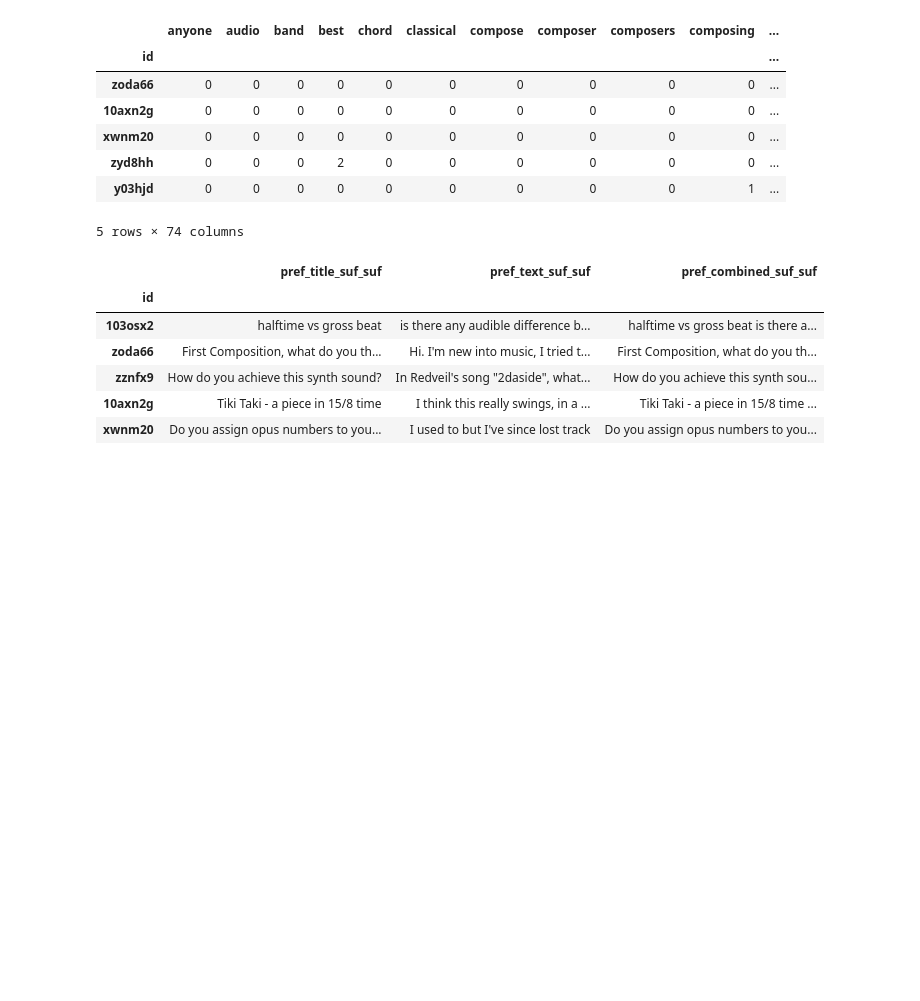
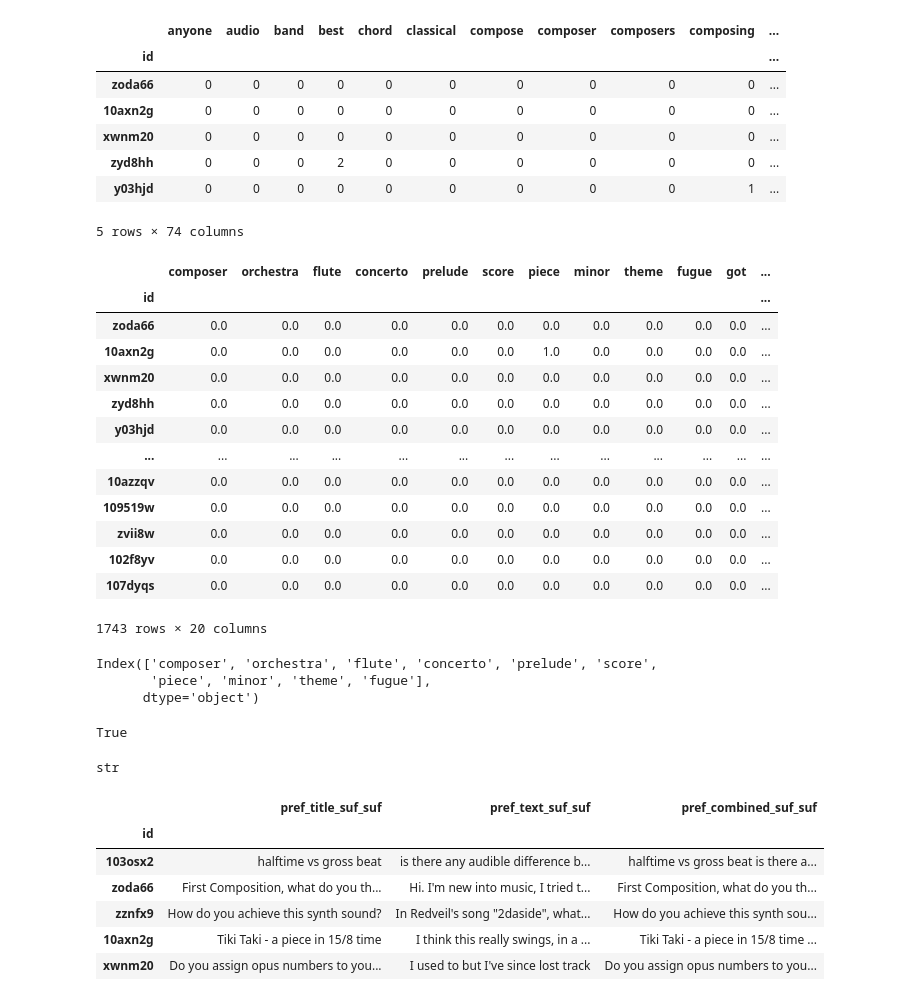
Before and after one commit to simonlazarus/Classifying-Music-Makers-from-Message-Data, a Jupyter notebook: code/04_modeling.ipynb, the cells around one changed output. Saved outputs shown, nothing was run; the diff lists cells and outputs as text; code cells hidden in the pictures; blank space fills up the shorter version.

```diff
--- a/code/04_modeling.ipynb
+++ b/code/04_modeling.ipynb
@@ -388,6 +388,44 @@ comps_top_words_df.head()
 | zyd8hh | 0 | 0 | 0 | 2 | 0 | 0 | 0 | 0 | 0 | 0 | ... |
 | y03hjd | 0 | 0 | 0 | 0 | 0 | 0 | 0 | 0 | 0 | 1 | ... |
 5 rows × 74 columns
+# %%
+sotrted_freq_ratios_df = freq_ratios_df.sort_values('freq_ratio', ascending=False)
+tops = sorted_freq_ratios_df.head(10).index
+bots = sorted_freq_ratios_df.tail(10).index
+# %%
+top_words_df[list(tops)+list(bots)]
+# %% [output]
+|  | composer | orchestra | flute | concerto | prelude | score | piece | minor | theme | fugue | got | ... |
+| id |  |  |  |  |  |  |  |  |  |  |  | ... |
+| zoda66 | 0.0 | 0.0 | 0.0 | 0.0 | 0.0 | 0.0 | 0.0 | 0.0 | 0.0 | 0.0 | 0.0 | ... |
+| 10axn2g | 0.0 | 0.0 | 0.0 | 0.0 | 0.0 | 0.0 | 1.0 | 0.0 | 0.0 | 0.0 | 0.0 | ... |
+| xwnm20 | 0.0 | 0.0 | 0.0 | 0.0 | 0.0 | 0.0 | 0.0 | 0.0 | 0.0 | 0.0 | 0.0 | ... |
+| zyd8hh | 0.0 | 0.0 | 0.0 | 0.0 | 0.0 | 0.0 | 0.0 | 0.0 | 0.0 | 0.0 | 0.0 | ... |
+| y03hjd | 0.0 | 0.0 | 0.0 | 0.0 | 0.0 | 0.0 | 0.0 | 0.0 | 0.0 | 0.0 | 0.0 | ... |
+| ... | ... | ... | ... | ... | ... | ... | ... | ... | ... | ... | ... | ... |
+| 10azzqv | 0.0 | 0.0 | 0.0 | 0.0 | 0.0 | 0.0 | 0.0 | 0.0 | 0.0 | 0.0 | 0.0 | ... |
+| 109519w | 0.0 | 0.0 | 0.0 | 0.0 | 0.0 | 0.0 | 0.0 | 0.0 | 0.0 | 0.0 | 0.0 | ... |
+| zvii8w | 0.0 | 0.0 | 0.0 | 0.0 | 0.0 | 0.0 | 0.0 | 0.0 | 0.0 | 0.0 | 0.0 | ... |
+| 102f8yv | 0.0 | 0.0 | 0.0 | 0.0 | 0.0 | 0.0 | 0.0 | 0.0 | 0.0 | 0.0 | 0.0 | ... |
+| 107dyqs | 0.0 | 0.0 | 0.0 | 0.0 | 0.0 | 0.0 | 0.0 | 0.0 | 0.0 | 0.0 | 0.0 | ... |
+1743 rows × 20 columns
+# %%
+sorted_freq_ratios_df.head(10).index
+# %% [output]
+Index(['composer', 'orchestra', 'flute', 'concerto', 'prelude', 'score',
+       'piece', 'minor', 'theme', 'fugue'],
+      dtype='object')
+# %%
+freq_ratios_df['freq_ratio']['love'] >27
+# %% [output]
+True
+# %%
+words = []
+for x in freq_ratios_df.index:
+    words.append(x)
+type(words[0])
+# %% [output]
+str
 # %%
 X = X.add_prefix('pref_')
 X.head()
```
Also changed, not shown: parts of 13 cells of this notebook.
